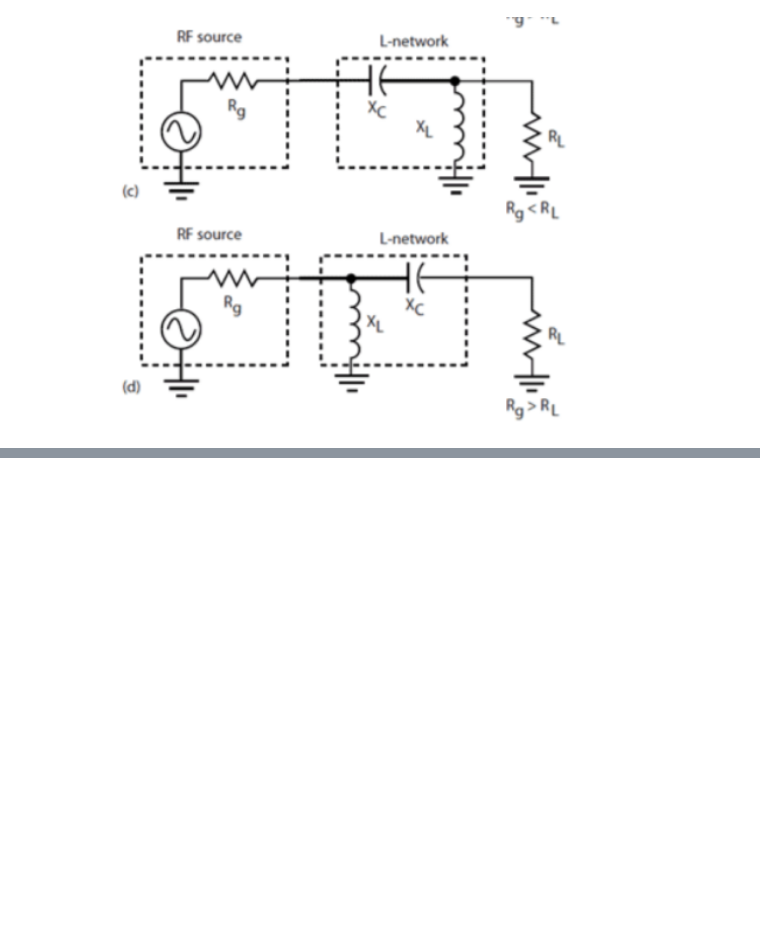
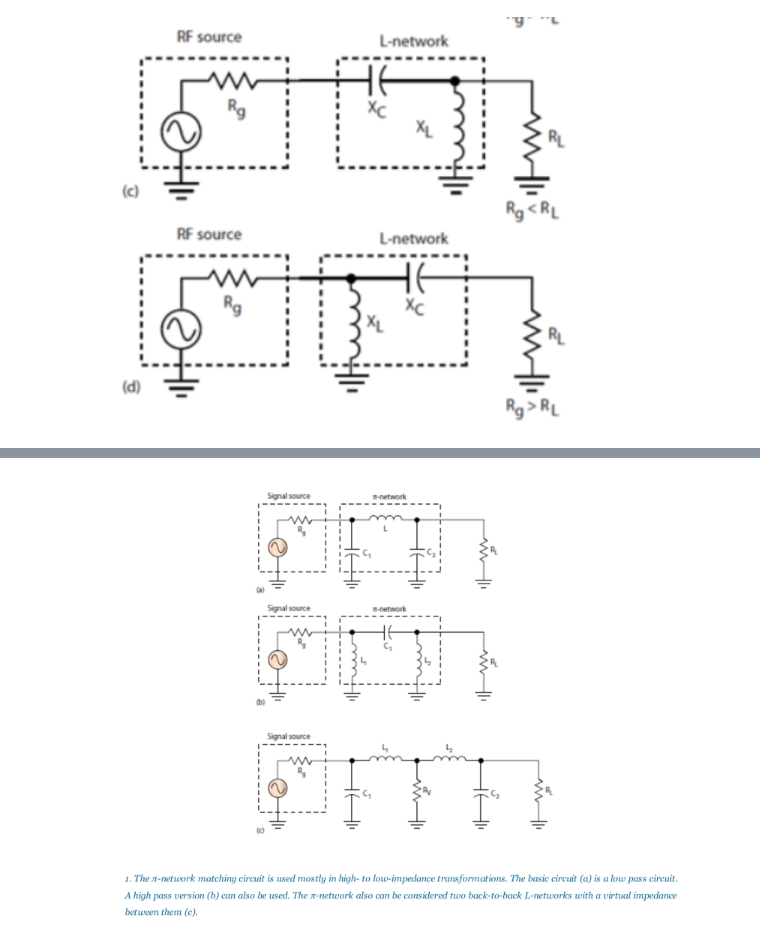
Before and after one commit to cbamedjonekou/cbamedjonekou.github.io, a Jupyter notebook: Labs/TCET 2102 - D278 (Telecommunications) Lecture 3-9.ipynb, the cells around one changed output, grey strips where cells are left out. Cells and saved outputs as stored; diff of their text form; code cells hidden in the pictures; blank space fills up the shorter version.

```diff
--- a/Labs/TCET 2102 - D278 (Telecommunications) Lecture 3-9.ipynb
+++ b/Labs/TCET 2102 - D278 (Telecommunications) Lecture 3-9.ipynb
@@ -852,0 +896,4 @@ $$BW = \frac{f}{Q}$$
+# %%
+i(filename='/Users/Chris/Desktop/Images/TCET26.png', width= 600, height= 500)
+# %% [output]
+[figure, added]
```
Also changed, not shown: parts of 6 cells of this notebook, 7 other files.
